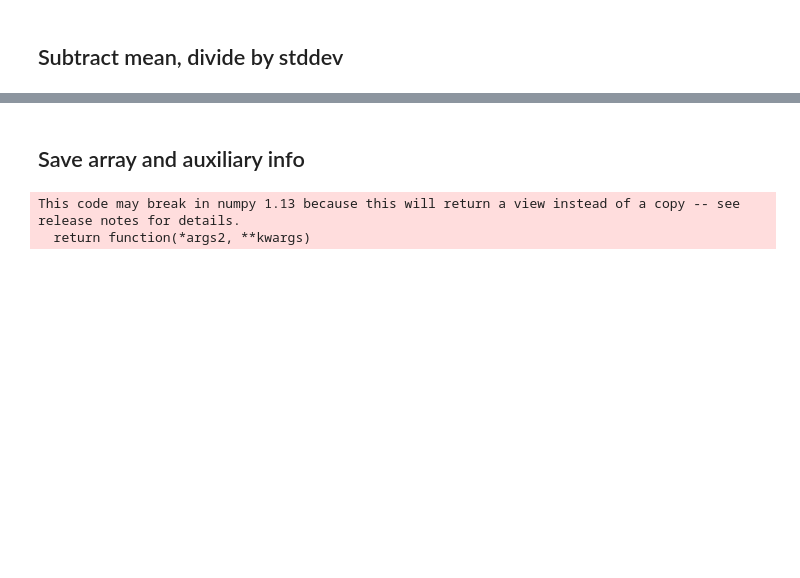
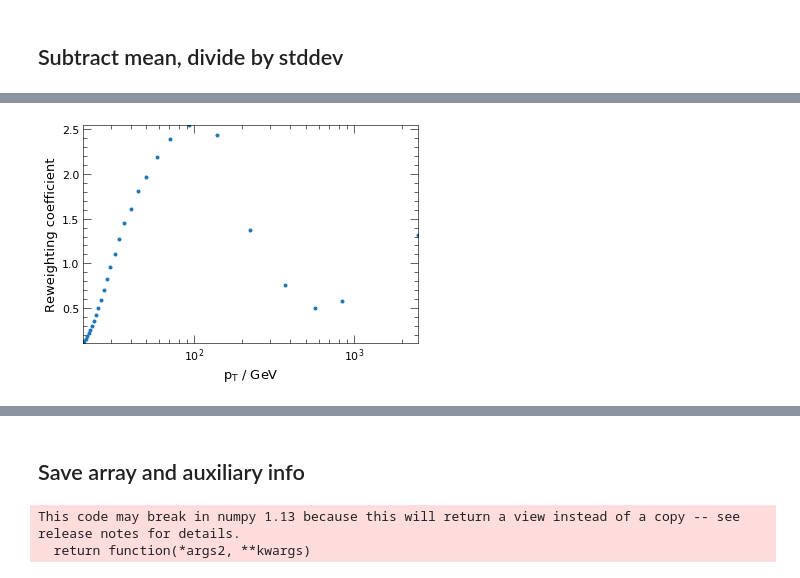
Before and after one commit to chrisieh/rnn-tauid, a Jupyter notebook: plotbooks/dask_experimental.ipynb, the cells around one changed output, grey strips where cells are left out. Cells and saved outputs as stored; diff of their text form; code cells hidden in the pictures; blank space fills up the shorter version.

```diff
--- a/plotbooks/dask_experimental.ipynb
+++ b/plotbooks/dask_experimental.ipynb
@@ -98,0 +174,14 @@ validation /= scale
+# %%
+sig_hist, _ = np.histogram(sig_pt, bins=bin_edges, density=True)
+bkg_hist, _ = np.histogram(bkg_pt, bins=bin_edges, density=True)
+nsig_hist, _ = np.histogram(sig_pt, bins=bin_edges)
+nbkg_hist, _ = np.histogram(bkg_pt, bins=bin_edges)
+# %%
+coeff = sig_hist / bkg_hist
+# %%
+plt.plot(midpoints / 1000.0, coeff, ".")
+plt.xlabel("$p_\mathrm{T}$ / GeV")
+plt.ylabel("Reweighting coefficient")
+plt.xscale("log")
+# %% [output]
+[figure, added]
```
Also changed, not shown: parts of 29 cells of this notebook.
